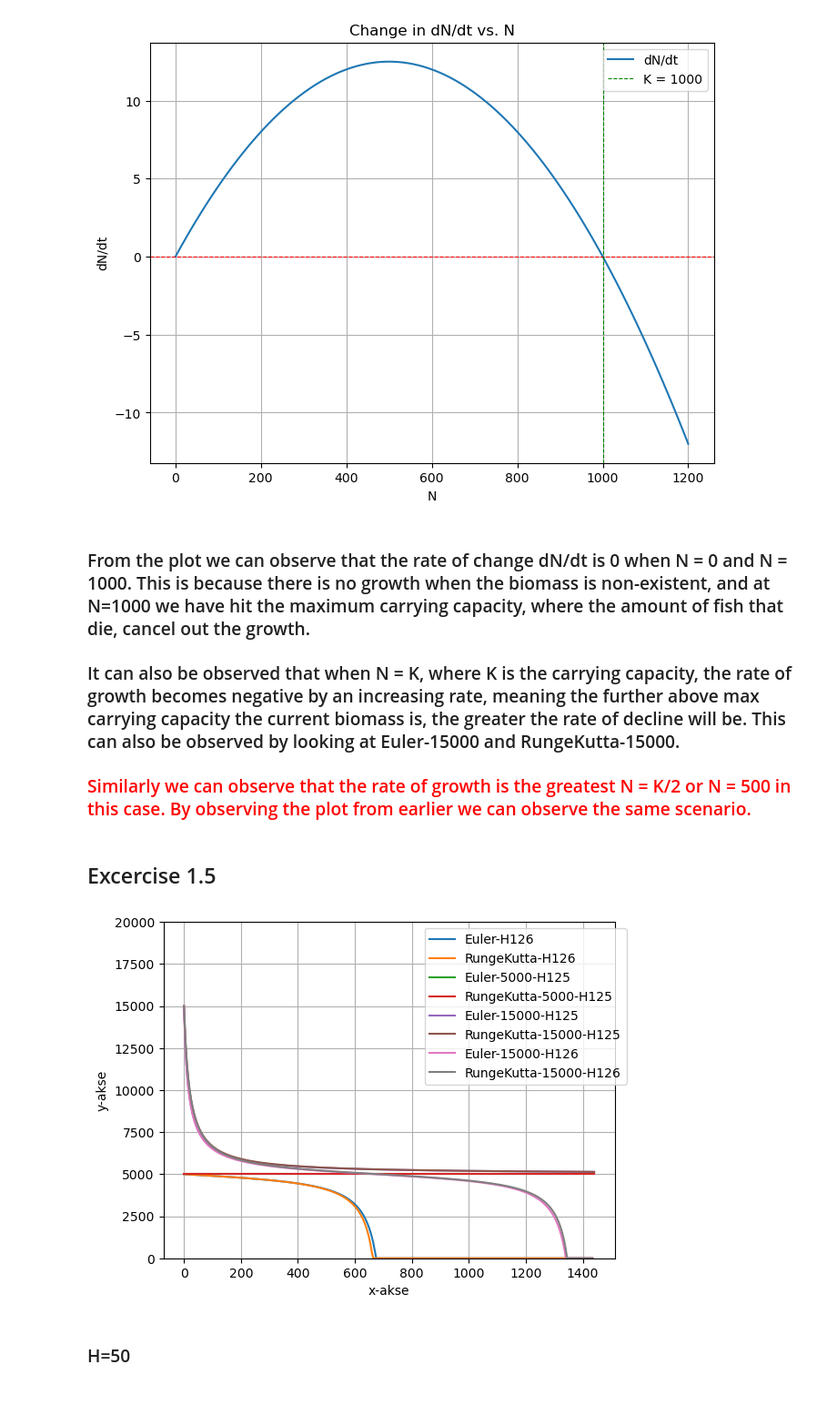
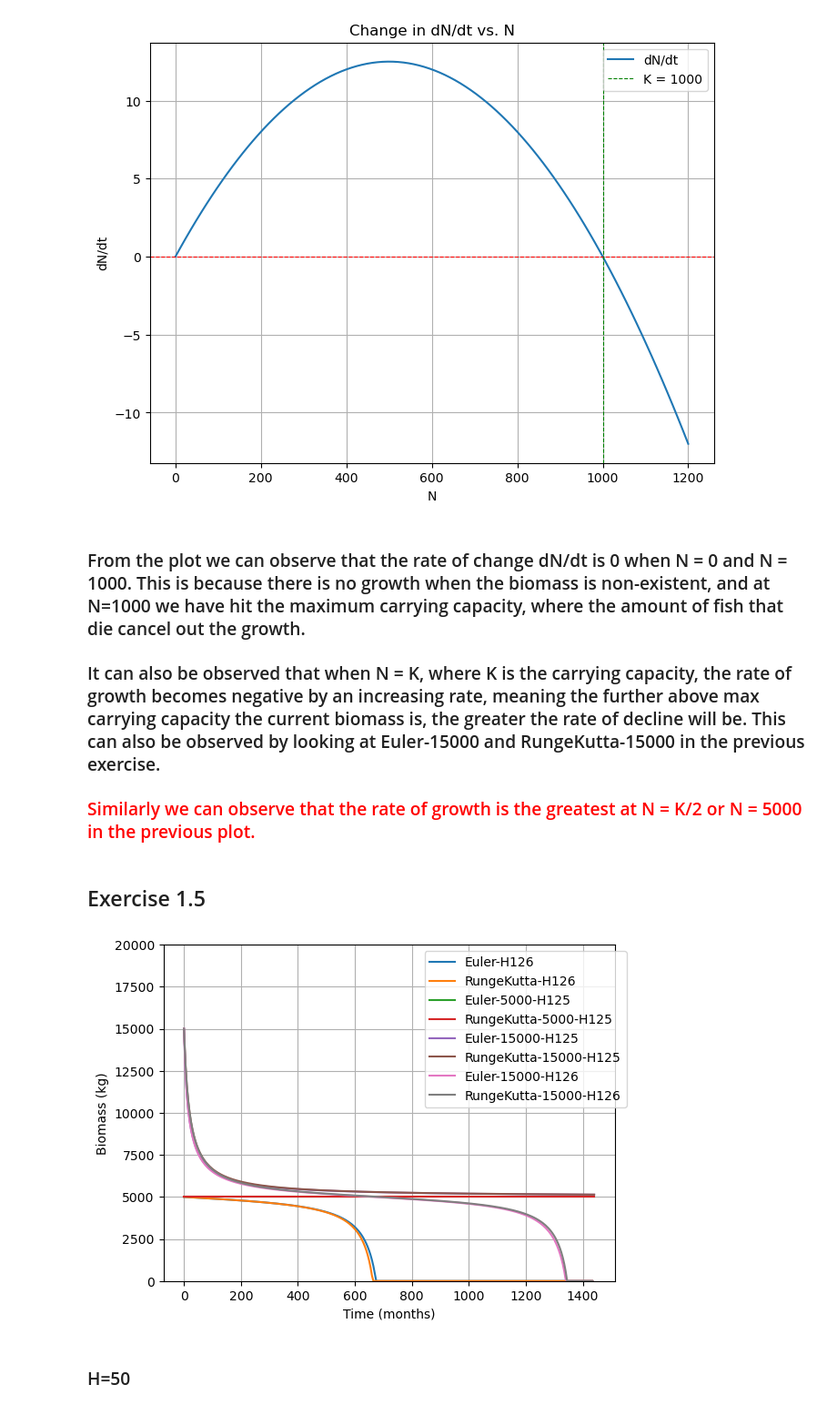
Before and after one commit to 267192/MOD300, a Jupyter notebook: Project 2.ipynb, the cells around one changed output. Shown at 91% size. Saved outputs shown, nothing was run; the diff lists cells and outputs as text; code cells hidden in the pictures.

```diff
--- a/Project 2.ipynb
+++ b/Project 2.ipynb
@@ -84,8 +84,8 @@ def main():
     plt.legend(['Euler-0','RungeKutta-0', 'Euler-1','RungeKutta-1', 'Euler-2000','RungeKutta-2000', 'Euler-10000','RungeKutta-10000','Euler-15000','RungeKutta-15000'],bbox_to_anchor=(1.04, 1))
 
     plt.grid(True)
-    plt.xlabel('x-akse')
-    plt.ylabel('y-akse')
+    plt.xlabel('time (months)')
+    plt.ylabel('Biomass (kg)')
     plt.show()
 
 #Eulers method
@@ -190,13 +194,13 @@ plt.show()
 # %% [output]
 [figure]
 # %% [markdown]
-### From the plot we can observe that the rate of change dN/dt is 0 when N = 0 and N = 1000. This is because there is no growth when the biomass is non-existent, and at N=1000 we have hit the maximum carrying capacity, where the amount of fish that die, cancel out the growth.
+### From the plot we can observe that the rate of change dN/dt is 0 when N = 0 and N = 1000. This is because there is no growth when the biomass is non-existent, and at N=1000 we have hit the maximum carrying capacity, where the amount of fish that die cancel out the growth.
 
-### It can also be observed that when N = K, where K is the carrying capacity, the rate of growth becomes negative by an increasing rate, meaning the further above max carrying capacity the current biomass is, the greater the rate of decline will be. This can also be observed by looking at Euler-15000 and RungeKutta-15000.
+### It can also be observed that when N = K, where K is the carrying capacity, the rate of growth becomes negative by an increasing rate, meaning the further above max carrying capacity the current biomass is, the greater the rate of decline will be. This can also be observed by looking at Euler-15000 and RungeKutta-15000 in the previous exercise.
 
-### <span style="color:red">Similarly we can observe that the rate of growth is the greatest N = K/2 or N = 500 in this case. By observing the plot from earlier we can observe the same scenario.</span>
+### <span style="color:red">Similarly we can observe that the rate of growth is the greatest at N = K/2 or N = 5000 in the previous plot. </span>
 # %% [markdown]
-## Excercise 1.5
+## Exercise 1.5
 # %%
 
 
@@ -225,12 +229,6 @@ def main():
     # X10,Y10=integrate_rungk4(F,x,y4,xStop,h1)
     #YEx = 100*X2-5*X2*X2+990*(np.exp(-0.1*X2)-1)
 
-
-
-
-
-
-
     #plt.plot(T1,YExact)
     plt.plot(X1,Y1[:,0],'-',X2,Y2[:,0],'-') #Euler and RungeKutta
     plt.plot(X3,Y3[:,0],'-',X4,Y4[:,0],'-')
@@ -240,8 +238,8 @@ def main():
     plt.legend(['Euler-H126','RungeKutta-H126','Euler-5000-H125','RungeKutta-5000-H125','Euler-15000-H125','RungeKutta-15000-H125','Euler-15000-H126','RungeKutta-15000-H126'],bbox_to_anchor=(1.04, 1))
     plt.ylim(ymin=0,ymax= 20000)
     plt.grid(True)
-    plt.xlabel('x-akse')
-    plt.ylabel('y-akse')
+    plt.xlabel('Time (months)')
+    plt.ylabel('Biomass (kg)')
     plt.show()
 
 #Eulers method
@@ -289,34 +287,34 @@ def F3(x,y):
     # User specified function that depends on the problem
     K = 10000
     r = 0.6/12
     H = 126
     F=np.zeros(1)
     if y[0] < 0:
         y[0] = 0
     F[0] = (r*(1-y[0]/K)*y[0] ) - H
     return F
 
 def F2(x,y):
     # User specified function that depends on the problem
     K = 10000
     r = 0.6/12
     H = 125
     F=np.zeros(1)
     if y[0] < 0:
         y[0] = 0
     F[0] = (r*(1-y[0]/K)*y[0] ) - H
     return F
 def F(x,y):
     # User specified function that depends on the problem
     K = 10000
     r = 0.6/12
     F=np.zeros(1)
     F[0] = r*(1-y[0]/K)*y[0]
     return F
 
 main()
 # %% [output]
-[figure, old version]
+[figure, new version]
 # %% [markdown]
 ### H=50
 ![H=50.png](attachment:H=50.png)
```
Also changed, not shown: parts of 10 cells of this notebook, 9 other files.
